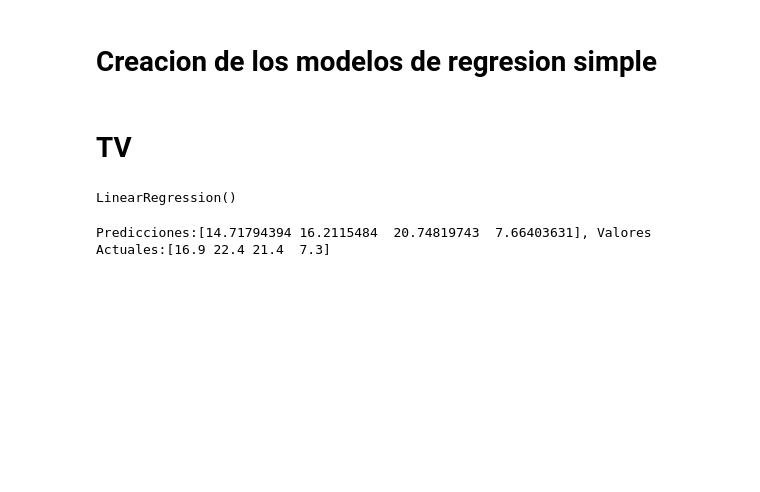
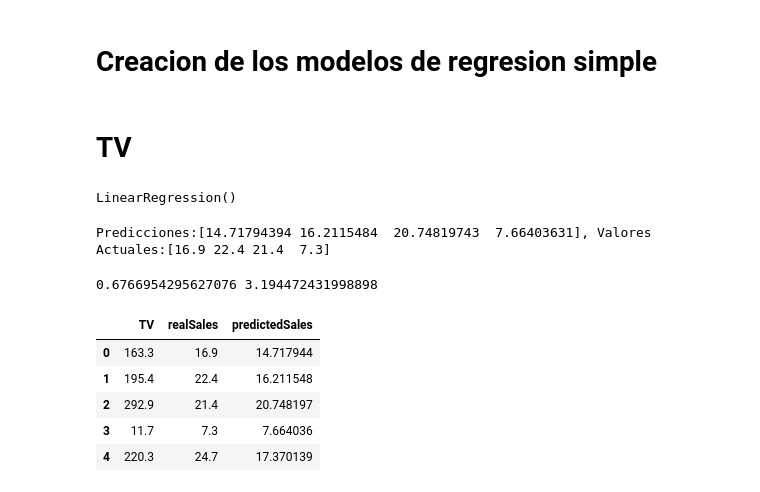
Before and after one commit to JAGARCIAV/Examen, a Jupyter notebook: Machine Learning/RLS.ipynb, the cells around one changed output. Cells and saved outputs as stored; diff of their text form; code cells hidden in the pictures; blank space fills up the shorter version.

```diff
--- a/Machine Learning/RLS.ipynb
+++ b/Machine Learning/RLS.ipynb
@@ -72,3 +72,24 @@ y_pred = reg.predict(X_test)
 print("Predicciones:{}, Valores Actuales:{}".format(y_pred[:4], y_test[:4]))
 # %% [output]
 Predicciones:[14.71794394 16.2115484  20.74819743  7.66403631], Valores Actuales:[16.9 22.4 21.4  7.3]
+# %%
+r_squared = reg.score(X_test, y_test)
+rmse = np.sqrt(mean_squared_error(y_test, y_pred))
+print(r_squared, rmse)
+# %% [output]
+0.6766954295627076 3.194472431998898
+# %%
+sales_comp=pd.DataFrame({
+    "TV": X_test.flatten(),
+    "realSales": y_test.flatten(),
+    "predictedSales": y_pred.flatten()
+})
+
+sales_comp.head()
+# %% [output]
+|  | TV | realSales | predictedSales |
+| 0 | 163.3 | 16.9 | 14.717944 |
+| 1 | 195.4 | 22.4 | 16.211548 |
+| 2 | 292.9 | 21.4 | 20.748197 |
+| 3 | 11.7 | 7.3 | 7.664036 |
+| 4 | 220.3 | 24.7 | 17.370139 |
```
Also changed, not shown: parts of 7 cells of this notebook, 2 other files.
